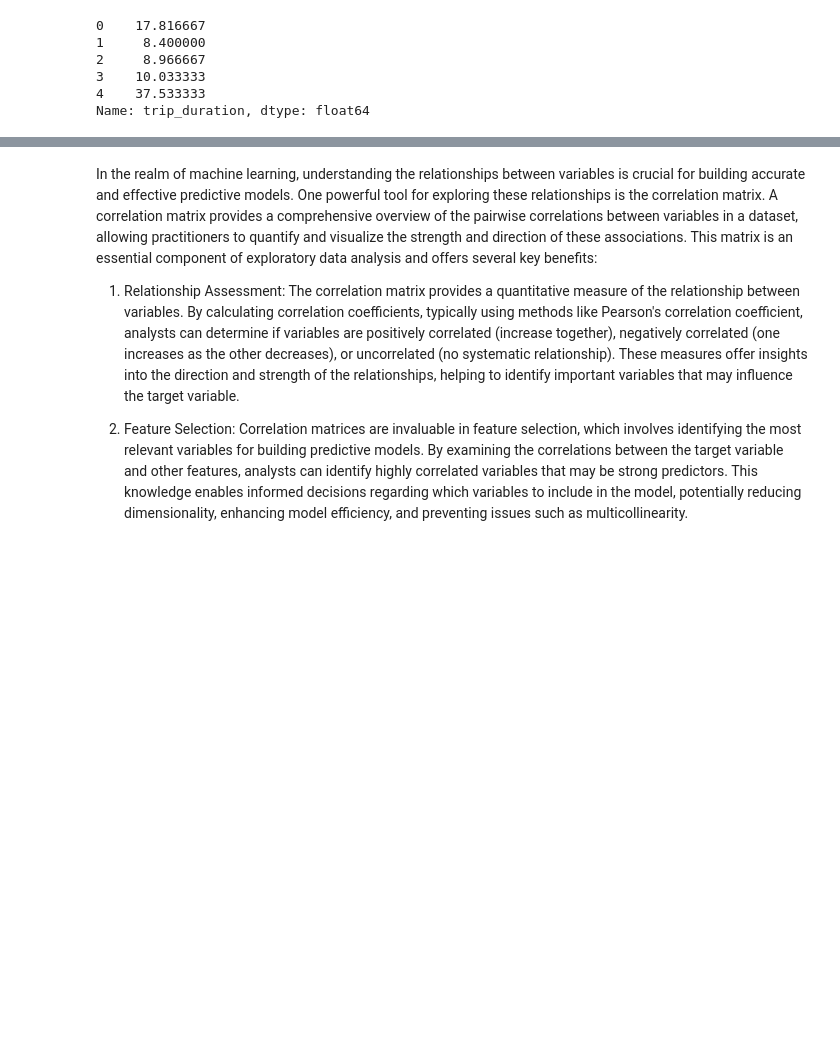
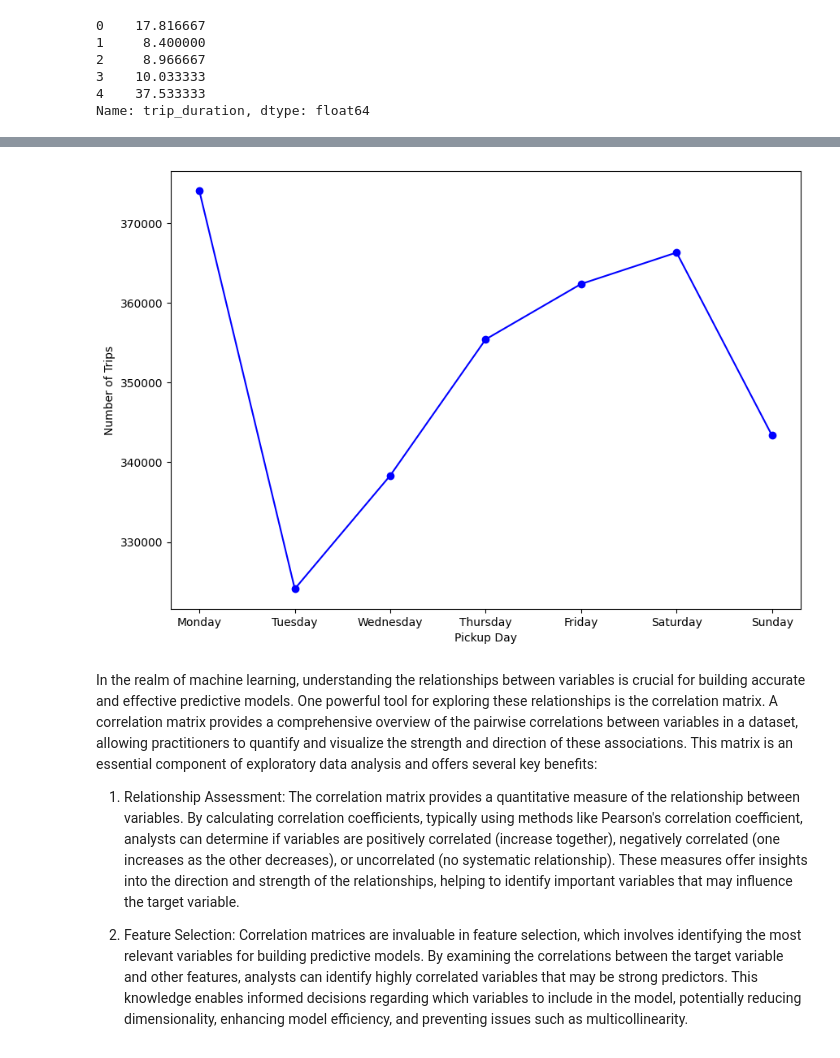
Before and after one commit to hlee014e/ucsd-mle-bootcamp, a Jupyter notebook: Student_MLE_MiniProject_EDA.ipynb, the cells around one changed output, grey strips where cells are left out. Cells and saved outputs as stored; diff of their text form; code cells hidden in the pictures; blank space fills up the shorter version.

```diff
--- a/Student_MLE_MiniProject_EDA.ipynb
+++ b/Student_MLE_MiniProject_EDA.ipynb
@@ -129,5 +133,13 @@ plt.show()
 # %%
 # Create a lineplot displaying the number of trips by pickup day
+daily_trips=df.groupby('pickup_day_of_week').size()
+plt.figure(figsize=(10,7))
+daily_trips.plot(kind='line',marker='o',color='b')
+plt.xlabel('Pickup Day')
+plt.ylabel('Number of Trips')
+plt.show()
+# %% [output]
+[figure, added]
 # %% [markdown]
 In the realm of machine learning, understanding the relationships between variables is crucial for building accurate and effective predictive models. One powerful tool for exploring these relationships is the correlation matrix. A correlation matrix provides a comprehensive overview of the pairwise correlations between variables in a dataset, allowing practitioners to quantify and visualize the strength and direction of these associations. This matrix is an essential component of exploratory data analysis and offers several key benefits:
 
```
Also changed, not shown: parts of 3 cells of this notebook.
